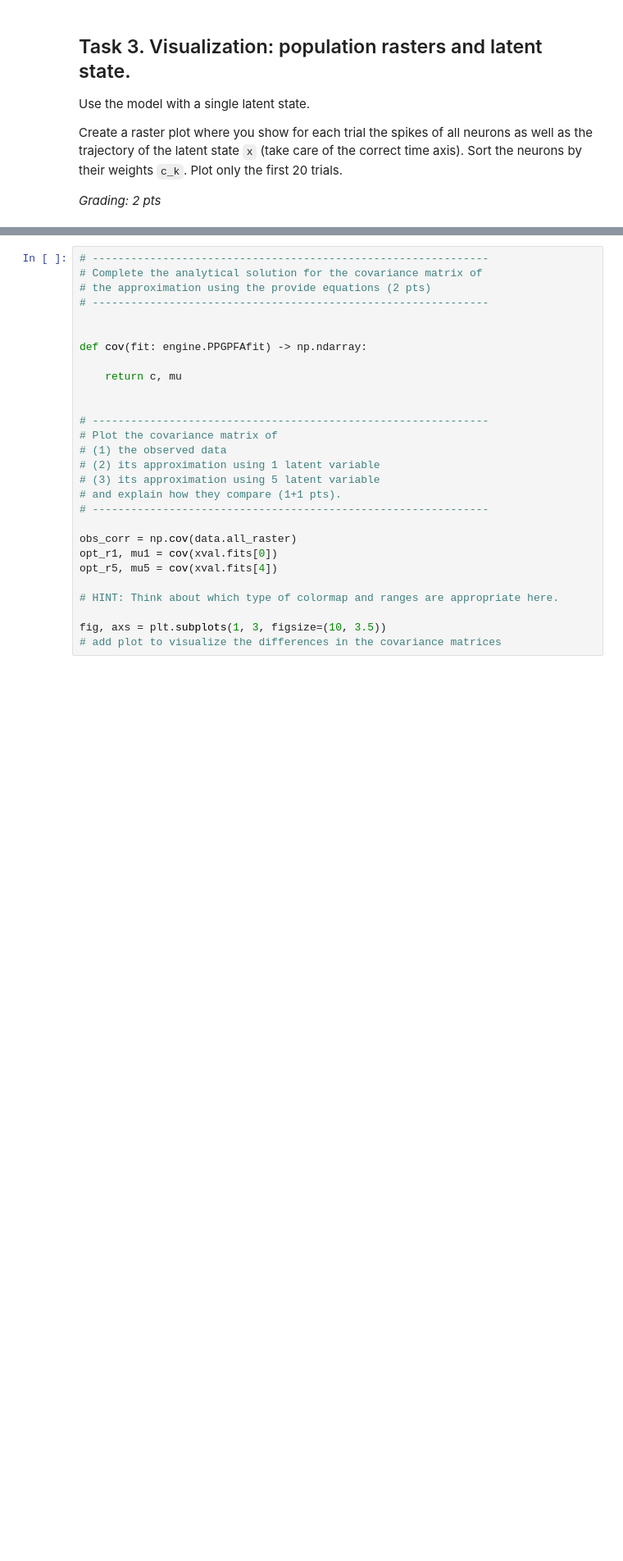
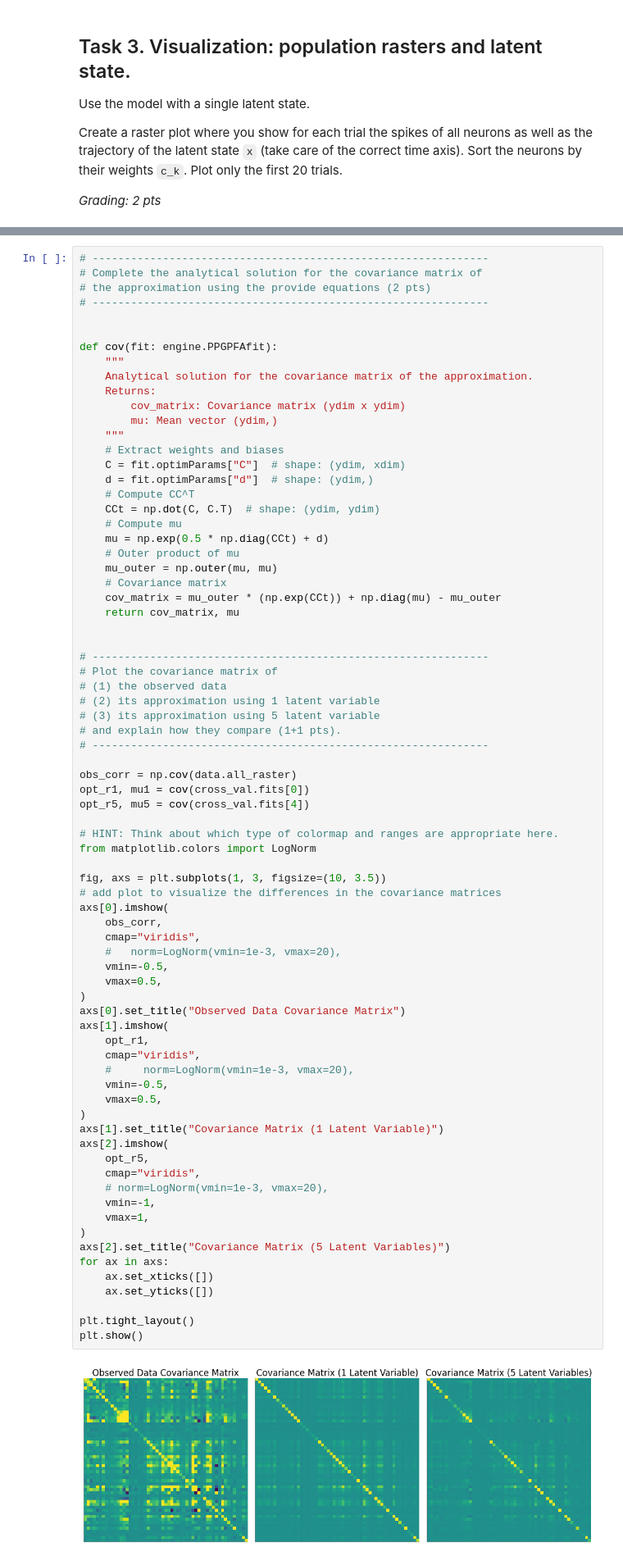
Before and after one commit to JuliusGrote/NDS_2025, a Jupyter notebook: notebooks/CodingLab6.ipynb, the cells around one changed output, grey strips where cells are left out. Shown at 82% size. Drawn from its saved outputs; the diff is of its cells as text; blank space fills up the shorter version.

```diff
--- a/notebooks/CodingLab6.ipynb
+++ b/notebooks/CodingLab6.ipynb
@@ -342,31 +572,80 @@ $ \text{Cov}= \mu\otimes\mu^T \odot \exp(CC^T)+\mu\cdot \mathbb{I} - \mu\otimes\
 # %%
 # --------------------------------------------------------------
 # Complete the analytical solution for the covariance matrix of
 # the approximation using the provide equations (2 pts)
 # --------------------------------------------------------------
 
 
-def cov(fit: engine.PPGPFAfit) -> np.ndarray:
-
-    return c, mu
+def cov(fit: engine.PPGPFAfit):
+    """
+    Analytical solution for the covariance matrix of the approximation.
+    Returns:
+        cov_matrix: Covariance matrix (ydim x ydim)
+        mu: Mean vector (ydim,)
+    """
+    # Extract weights and biases
+    C = fit.optimParams["C"]  # shape: (ydim, xdim)
+    d = fit.optimParams["d"]  # shape: (ydim,)
+    # Compute CC^T
+    CCt = np.dot(C, C.T)  # shape: (ydim, ydim)
+    # Compute mu
+    mu = np.exp(0.5 * np.diag(CCt) + d)
+    # Outer product of mu
+    mu_outer = np.outer(mu, mu)
+    # Covariance matrix
+    cov_matrix = mu_outer * (np.exp(CCt)) + np.diag(mu) - mu_outer
+    return cov_matrix, mu
 
 
 # --------------------------------------------------------------
 # Plot the covariance matrix of
 # (1) the observed data
 # (2) its approximation using 1 latent variable
 # (3) its approximation using 5 latent variable
 # and explain how they compare (1+1 pts).
 # --------------------------------------------------------------
 
 obs_corr = np.cov(data.all_raster)
-opt_r1, mu1 = cov(xval.fits[0])
-opt_r5, mu5 = cov(xval.fits[4])
+opt_r1, mu1 = cov(cross_val.fits[0])
+opt_r5, mu5 = cov(cross_val.fits[4])
 
 # HINT: Think about which type of colormap and ranges are appropriate here.
+from matplotlib.colors import LogNorm
 
 fig, axs = plt.subplots(1, 3, figsize=(10, 3.5))
 # add plot to visualize the differences in the covariance matrices
+axs[0].imshow(
+    obs_corr,
+    cmap="viridis",
+    #   norm=LogNorm(vmin=1e-3, vmax=20),
+    vmin=-0.5,
+    vmax=0.5,
+)
+axs[0].set_title("Observed Data Covariance Matrix")
+axs[1].imshow(
+    opt_r1,
+    cmap="viridis",
+    #     norm=LogNorm(vmin=1e-3, vmax=20),
+    vmin=-0.5,
+    vmax=0.5,
+)
+axs[1].set_title("Covariance Matrix (1 Latent Variable)")
+axs[2].imshow(
+    opt_r5,
+    cmap="viridis",
+    # norm=LogNorm(vmin=1e-3, vmax=20),
+    vmin=-1,
+    vmax=1,
+)
+axs[2].set_title("Covariance Matrix (5 Latent Variables)")
+for ax in axs:
+    ax.set_xticks([])
+    ax.set_yticks([])
+
+plt.tight_layout()
+plt.show()
+# %% [output]
+[figure, added]
 # %% [markdown]
 ### Questions
 
```
Also changed, not shown: parts of 16 cells of this notebook.
